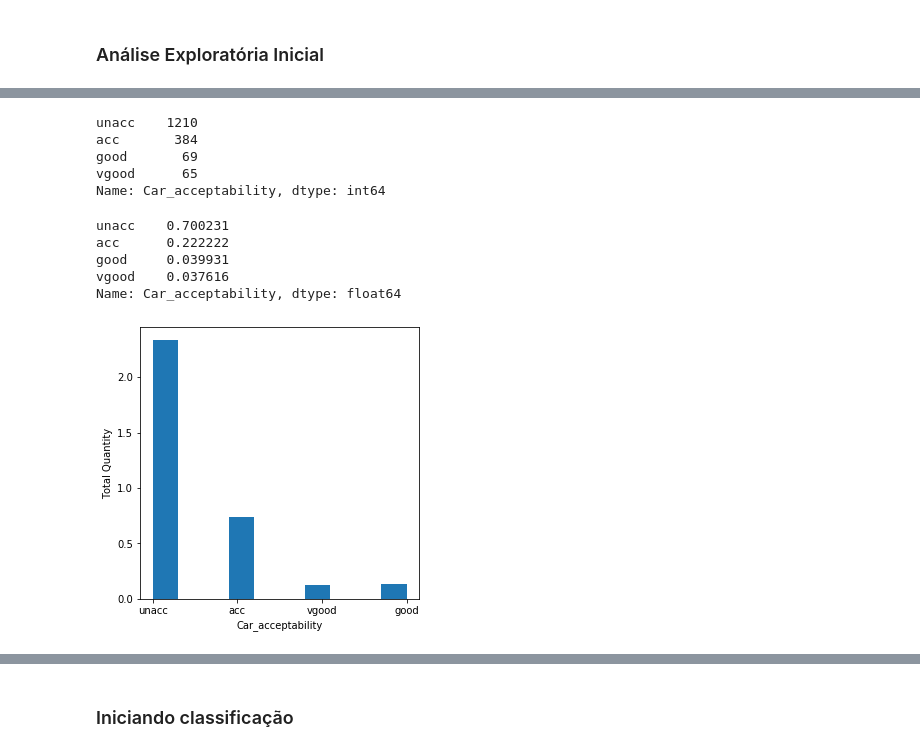
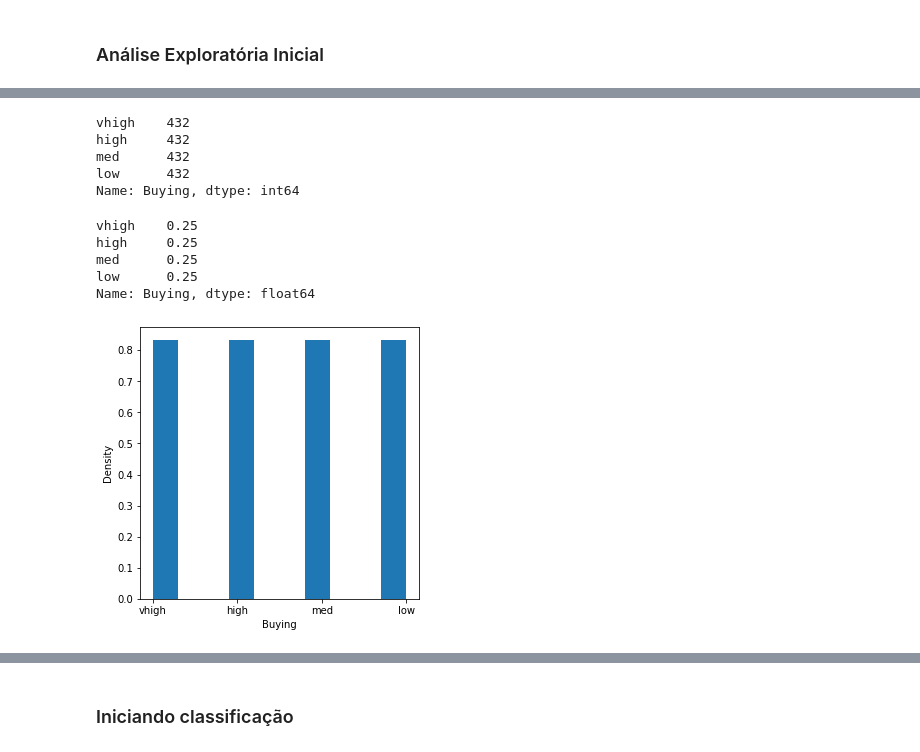
Before and after one commit to josermf2/Projeto2_CDADOS, a Jupyter notebook: Projeto_2_Eduardo_Fabio_Jose_Lucca_CDADOS.ipynb, the cells around one changed output, grey strips where cells are left out. Saved outputs shown, nothing was run; the diff lists cells and outputs as text; code cells hidden in the pictures.

```diff
--- a/Projeto_2_Eduardo_Fabio_Jose_Lucca_CDADOS.ipynb
+++ b/Projeto_2_Eduardo_Fabio_Jose_Lucca_CDADOS.ipynb
@@ -64,13 +66,15 @@ lug_boot = cars.Lug_boot
 safety = cars.Safety
 car_acceptability = cars.Car_acceptability
 # %%
-#Buying
-display(buying.value_counts())
-display(buying.value_counts(True))
+#Função para fazer analise exploratoria inicial por coluna
 
-plt.figure(figsize=(5, 5))
+def analise_exploratoria(coluna):
+    display(coluna.value_counts())
+    display(coluna.value_counts(True))
 
-plt.hist(buying, density = True)
-plt.xlabel('Buying')
-plt.ylabel('Total Quantity')
-plt.show()
+    plt.figure(figsize=(5, 5))
+
+    plt.hist(coluna, density = True)
+    plt.xlabel(coluna.name)
+    plt.ylabel('Density')
+    plt.show()
@@ -198,23 +81,15 @@ Name: Safety, dtype: float64
-# %%
-#Car_acceptability
-display(car_acceptability.value_counts())
-display(car_acceptability.value_counts(True))
-
-plt.figure(figsize=(5, 5))
-
-plt.hist(car_acceptability, density = True)
-plt.xlabel('Car_acceptability')
-plt.ylabel('Total Quantity')
-plt.show()
-# %% [output]
-unacc    1210
-acc       384
-good       69
-vgood      65
-Name: Car_acceptability, dtype: int64
-unacc    0.700231
-acc      0.222222
-good     0.039931
-vgood    0.037616
-Name: Car_acceptability, dtype: float64
-[figure, removed]
+# %%
+#Buying
+analise_exploratoria(buying)
+# %% [output]
+vhigh    432
+high     432
+med      432
+low      432
+Name: Buying, dtype: int64
+vhigh    0.25
+high     0.25
+med      0.25
+low      0.25
+Name: Buying, dtype: float64
+[figure, added]
```
Also changed, not shown: parts of 28 cells of this notebook.
